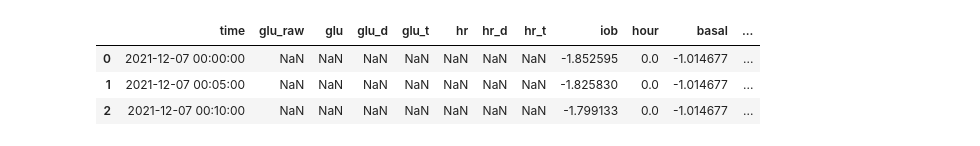
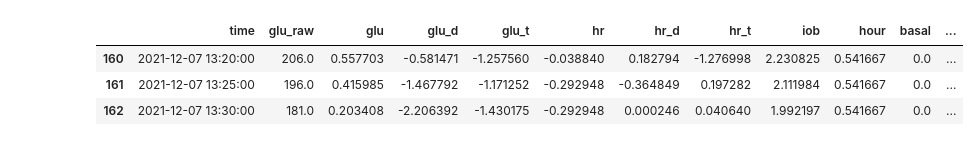
Before and after one commit to emdezla/Gloop, a Jupyter notebook: llm/dataset/data_formating.ipynb, the cells around one changed output. Drawn from its saved outputs; the diff is of its cells as text; code cells hidden in the pictures.

```diff
--- a/llm/dataset/data_formating.ipynb
+++ b/llm/dataset/data_formating.ipynb
@@ -1,14 +1,25 @@
-# %%
-# load dataset
-import pandas as pd
-
-df = pd.read_csv("../../datasets/processed/559-train.csv")
-df.head(3)
-# %% [output]
-|  | time | glu_raw | glu | glu_d | glu_t | hr | hr_d | hr_t | iob | hour | basal | ... |
-| 0 | 2021-12-07 00:00:00 | NaN | NaN | NaN | NaN | NaN | NaN | NaN | -1.852595 | 0.0 | -1.014677 | ... |
-| 1 | 2021-12-07 00:05:00 | NaN | NaN | NaN | NaN | NaN | NaN | NaN | -1.825830 | 0.0 | -1.014677 | ... |
-| 2 | 2021-12-07 00:10:00 | NaN | NaN | NaN | NaN | NaN | NaN | NaN | -1.799133 | 0.0 | -1.014677 | ... |
+# %%
+# load dataset
+import pandas as pd
+import numpy as np
+
+df = pd.read_csv("../../datasets/processed/559-train.csv")
+df[["iob", "basal", "bolus"]] = df[["iob", "basal", "bolus"]].applymap(lambda x: 0 if x < 0 else x)
+df = df.dropna(axis=0)
+
+# discretize basal and bolus
+bins_for_basal_bounds = np.linspace(-0.1, 5.1, 257) # 256 - upper bound is 5
+bins_for_bolus_bounds = np.linspace(-0.1, 25.1, 257) # 256 - upper bound is 25
+
+df['basal_binned'] = pd.cut(df['basal'], bins=bins_for_basal_bounds, labels=False)
+df['bolus_binned'] = pd.cut(df['bolus'], bins=bins_for_bolus_bounds, labels=False)
+
+df.head(3)
+# %% [output]
+|  | time | glu_raw | glu | glu_d | glu_t | hr | hr_d | hr_t | iob | hour | basal | ... |
+| 160 | 2021-12-07 13:20:00 | 206.0 | 0.557703 | -0.581471 | -1.257560 | -0.038840 | 0.182794 | -1.276998 | 2.230825 | 0.541667 | 0.0 | ... |
+| 161 | 2021-12-07 13:25:00 | 196.0 | 0.415985 | -1.467792 | -1.171252 | -0.292948 | -0.364849 | 0.197282 | 2.111984 | 0.541667 | 0.0 | ... |
+| 162 | 2021-12-07 13:30:00 | 181.0 | 0.203408 | -2.206392 | -1.430175 | -0.292948 | 0.000246 | 0.040640 | 1.992197 | 0.541667 | 0.0 | ... |
 # %%
 import matplotlib.pyplot as plt
 from tqdm import tqdm
```
Also changed, not shown: parts of 2 cells of this notebook.
